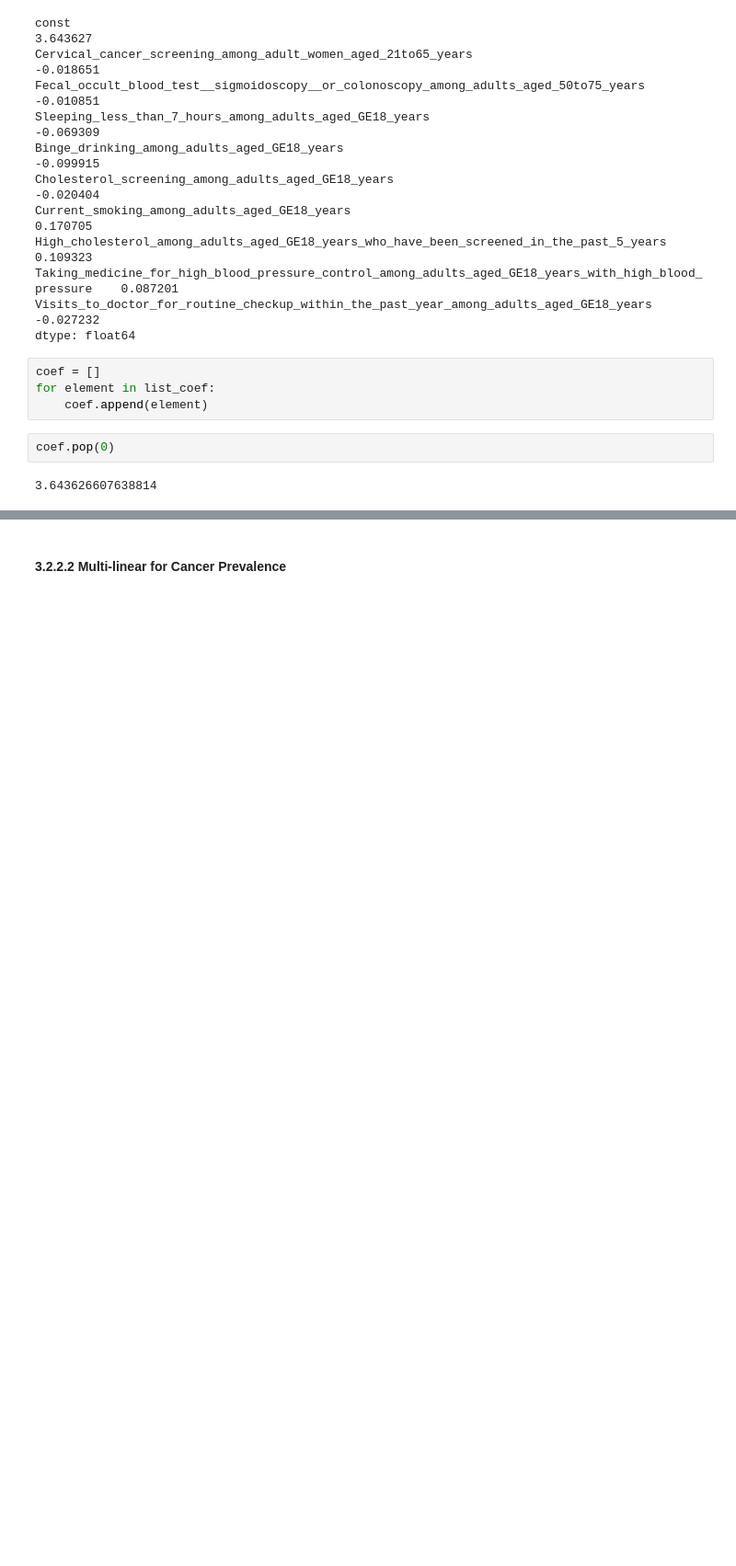
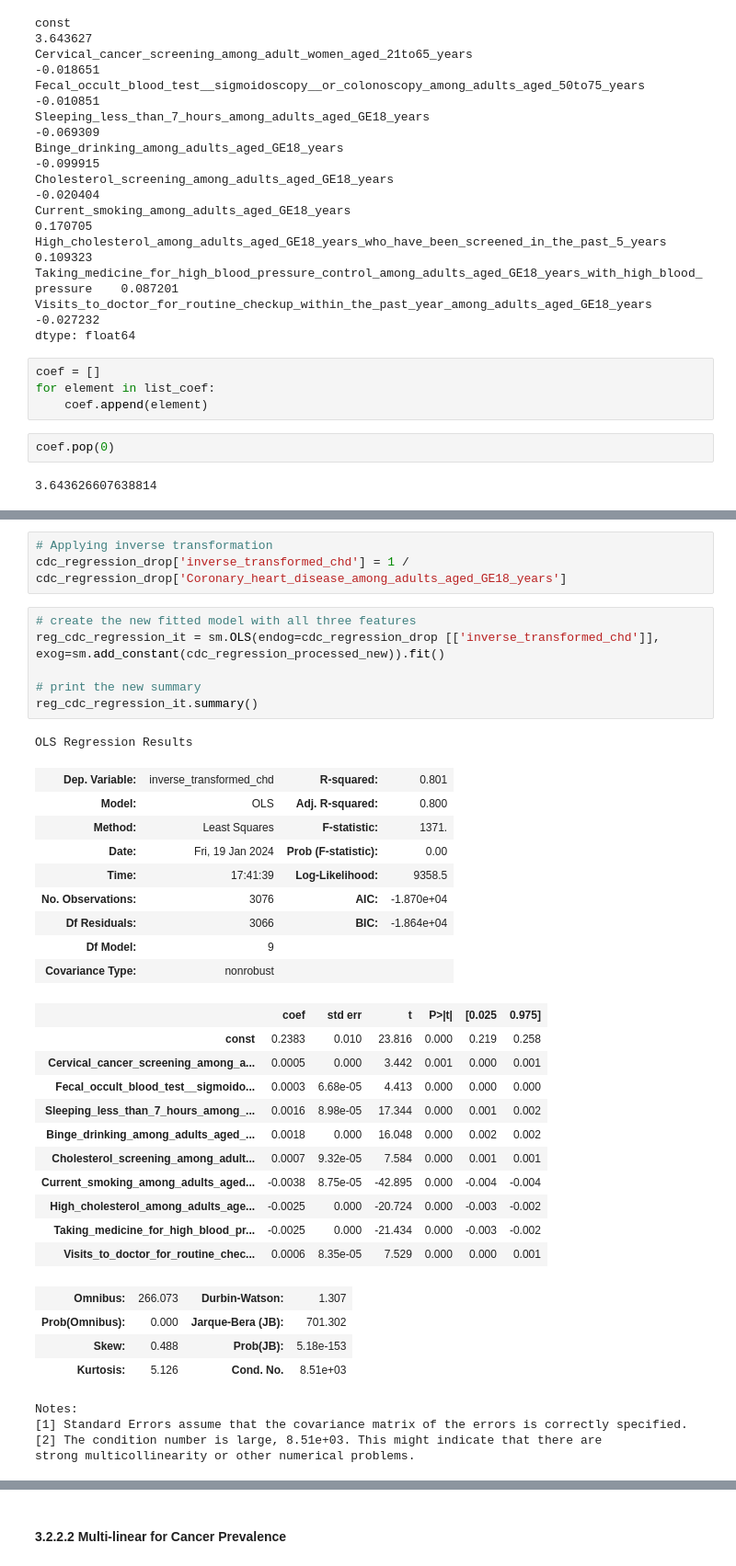
Before and after one commit to dereksgithub/cities_study_QM_Term_project, a Jupyter notebook: place_stat.ipynb, the cells around one changed output, grey strips where cells are left out. Shown at 92% size. Cells and saved outputs as stored; diff of their text form; blank space fills up the shorter version.

```diff
--- a/place_stat.ipynb
+++ b/place_stat.ipynb
@@ -681,0 +786,39 @@ plt.show()
+# %%
+# Applying inverse transformation
+cdc_regression_drop['inverse_transformed_chd'] = 1 / cdc_regression_drop['Coronary_heart_disease_among_adults_aged_GE18_years']
+# %%
+# create the new fitted model with all three features
+reg_cdc_regression_it = sm.OLS(endog=cdc_regression_drop [['inverse_transformed_chd']], exog=sm.add_constant(cdc_regression_processed_new)).fit()
+
+# print the new summary
+reg_cdc_regression_it.summary()
+# %% [output]
+OLS Regression Results
+| Dep. Variable: | inverse_transformed_chd | R-squared: | 0.801 |
+| Model: | OLS | Adj. R-squared: | 0.800 |
+| Method: | Least Squares | F-statistic: | 1371. |
+| Date: | Fri, 19 Jan 2024 | Prob (F-statistic): | 0.00 |
+| Time: | 17:41:39 | Log-Likelihood: | 9358.5 |
+| No. Observations: | 3076 | AIC: | -1.870e+04 |
+| Df Residuals: | 3066 | BIC: | -1.864e+04 |
+| Df Model: | 9 |  |  |
+| Covariance Type: | nonrobust |  |  |
+|  | coef | std err | t | P>|t| | [0.025 | 0.975] |
+| const | 0.2383 | 0.010 | 23.816 | 0.000 | 0.219 | 0.258 |
+| Cervical_cancer_screening_among_a... | 0.0005 | 0.000 | 3.442 | 0.001 | 0.000 | 0.001 |
+| Fecal_occult_blood_test__sigmoido... | 0.0003 | 6.68e-05 | 4.413 | 0.000 | 0.000 | 0.000 |
+| Sleeping_less_than_7_hours_among_... | 0.0016 | 8.98e-05 | 17.344 | 0.000 | 0.001 | 0.002 |
+| Binge_drinking_among_adults_aged_... | 0.0018 | 0.000 | 16.048 | 0.000 | 0.002 | 0.002 |
+| Cholesterol_screening_among_adult... | 0.0007 | 9.32e-05 | 7.584 | 0.000 | 0.001 | 0.001 |
+| Current_smoking_among_adults_aged... | -0.0038 | 8.75e-05 | -42.895 | 0.000 | -0.004 | -0.004 |
+| High_cholesterol_among_adults_age... | -0.0025 | 0.000 | -20.724 | 0.000 | -0.003 | -0.002 |
+| Taking_medicine_for_high_blood_pr... | -0.0025 | 0.000 | -21.434 | 0.000 | -0.003 | -0.002 |
+| Visits_to_doctor_for_routine_chec... | 0.0006 | 8.35e-05 | 7.529 | 0.000 | 0.000 | 0.001 |
+| Omnibus: | 266.073 | Durbin-Watson: | 1.307 |
+| Prob(Omnibus): | 0.000 | Jarque-Bera (JB): | 701.302 |
+| Skew: | 0.488 | Prob(JB): | 5.18e-153 |
+| Kurtosis: | 5.126 | Cond. No. | 8.51e+03 |
+Notes:
+[1] Standard Errors assume that the covariance matrix of the errors is correctly specified.
+[2] The condition number is large, 8.51e+03. This might indicate that there are
+strong multicollinearity or other numerical problems.
```
Also changed, not shown: parts of 28 cells of this notebook, 2 other files.
